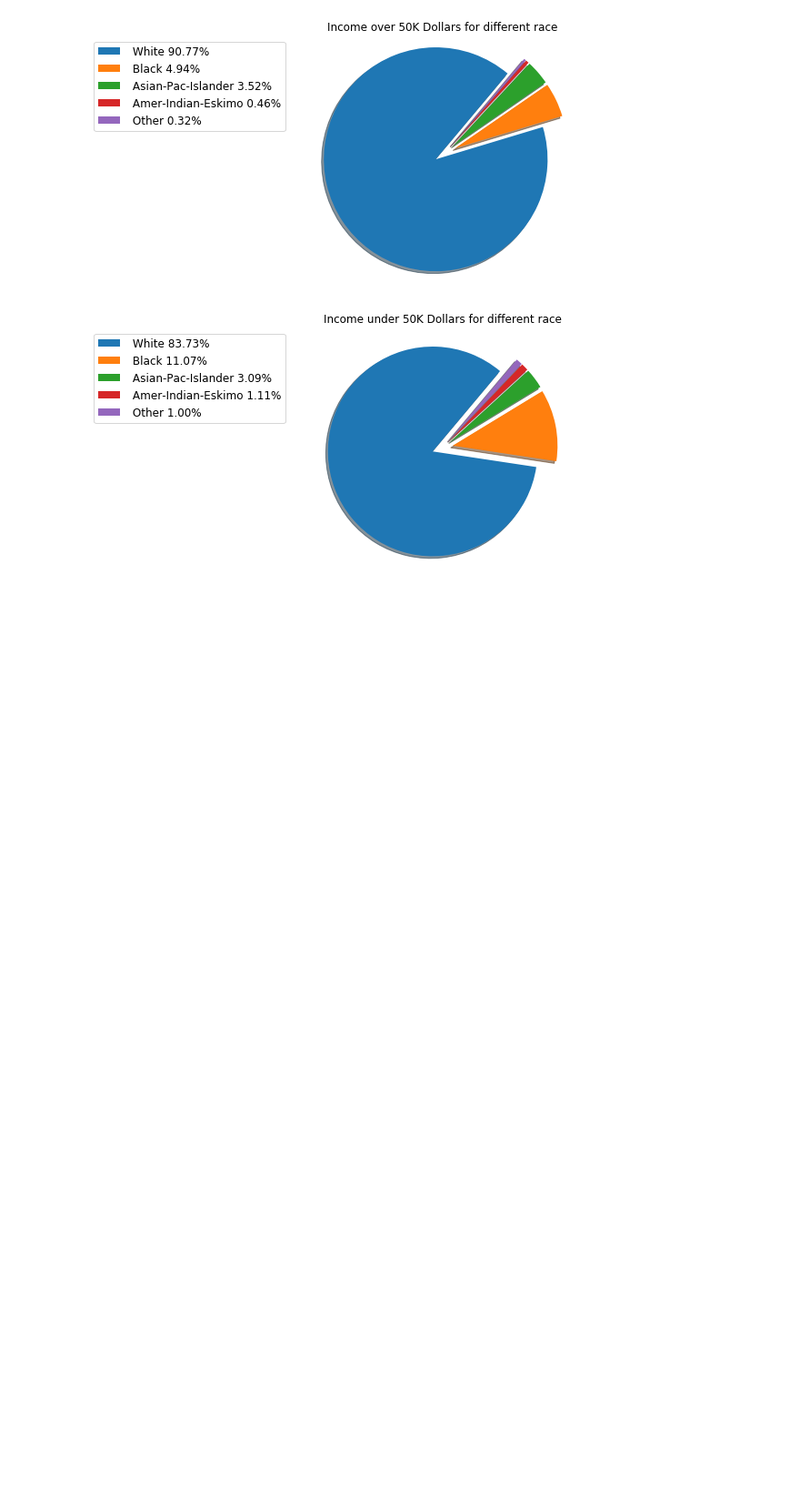
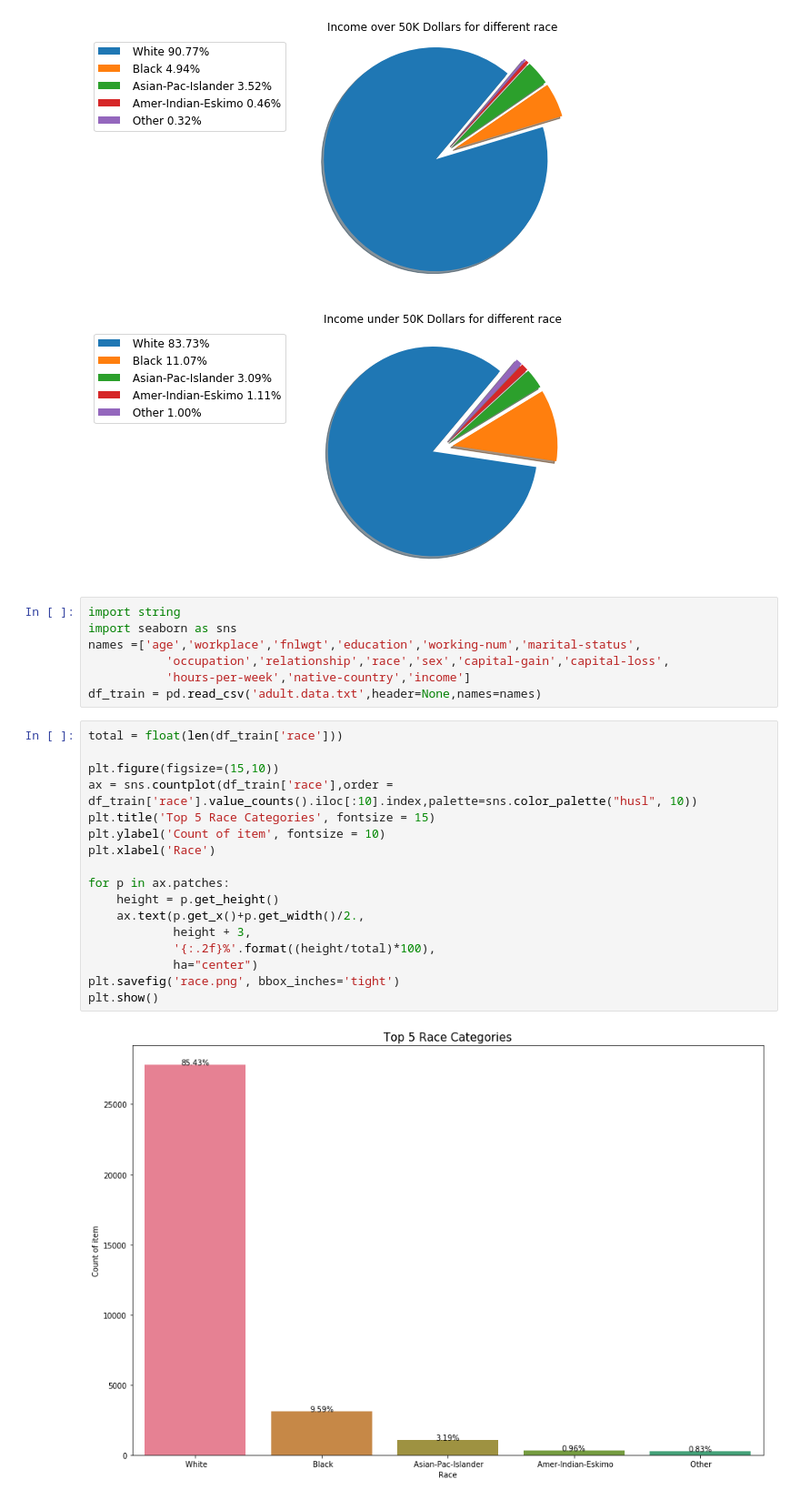
Before and after one commit to kylechang523/ECE180-Final-Project-Personal-Income-Analysis-and-Prediction, a Jupyter notebook: Race_and_Education.ipynb, the cells around one changed output. Shown: that part at 91% size. Drawn from its saved outputs; the diff is of its cells as text; blank space fills up the shorter version.

Commit message:
add seaborn

```diff
--- a/Race_and_Education.ipynb
+++ b/Race_and_Education.ipynb
@@ -125,3 +125,29 @@ plt.show()
 [figure]
 [figure]
 [figure]
+# %%
+import string
+import seaborn as sns
+names =['age','workplace','fnlwgt','education','working-num','marital-status',
+           'occupation','relationship','race','sex','capital-gain','capital-loss',
+           'hours-per-week','native-country','income']
+df_train = pd.read_csv('adult.data.txt',header=None,names=names)
+# %%
+total = float(len(df_train['race']))
+
+plt.figure(figsize=(15,10))
+ax = sns.countplot(df_train['race'],order = df_train['race'].value_counts().iloc[:10].index,palette=sns.color_palette("husl", 10))
+plt.title('Top 5 Race Categories', fontsize = 15)
+plt.ylabel('Count of item', fontsize = 10)
+plt.xlabel('Race')
+
+for p in ax.patches:
+    height = p.get_height()
+    ax.text(p.get_x()+p.get_width()/2.,
+            height + 3,
+            '{:.2f}%'.format((height/total)*100),
+            ha="center")
+plt.savefig('race.png', bbox_inches='tight')
+plt.show()
+# %% [output]
+[figure, added]
```
Also changed, not shown: parts of 1 cell of this notebook.
